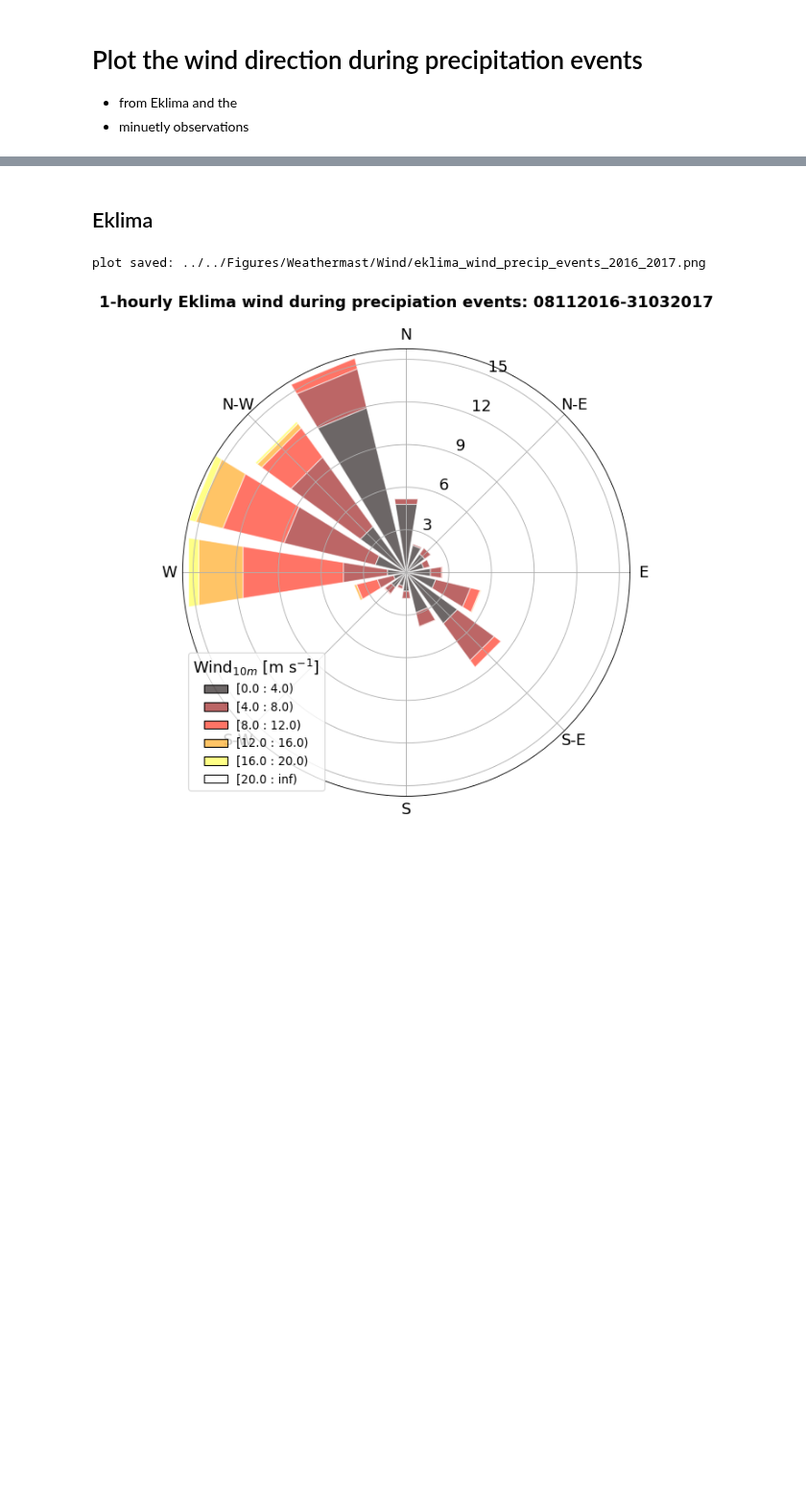
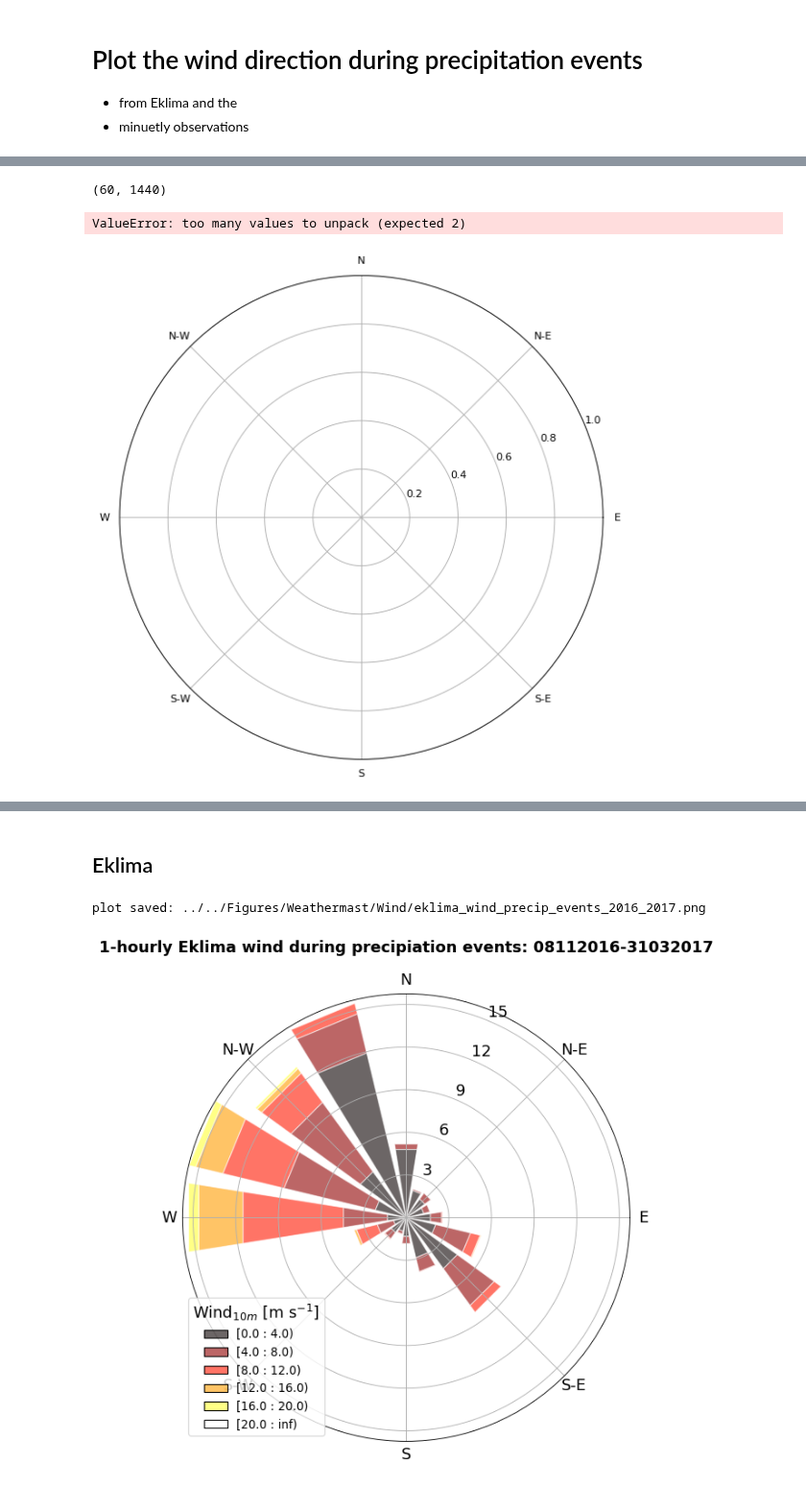
Before and after one commit to franzihe/research_Haukeli, a Jupyter notebook: Weathermast/plt_windrose_precip_events.ipynb, the cells around one changed output, grey strips where cells are left out. Shown at 96% size. Drawn from its saved outputs; the diff is of its cells as text; code cells hidden in the pictures; blank space fills up the shorter version.

```diff
--- a/Weathermast/plt_windrose_precip_events.ipynb
+++ b/Weathermast/plt_windrose_precip_events.ipynb
@@ -22,2 +29,4 @@ np.warnings.filterwarnings('ignore')
+# %%
+nc_dir = '../../Data/Weathermast_MEPS_Retrieval/'
 # %%
 m = ['11', '12', '01', '02', '03']
@@ -27,0 +72,4 @@ figdir = '../../Figures/Weathermast/Wind'
+# %%
+vals_ws = (list(obs_wind_speed.values()))
+# %%
+vals_wd = (list(obs_wind_dir.values()))
@@ -27,0 +79,28 @@ figdir = '../../Figures/Weathermast/Wind'
+# %%
+WD = np.empty(shape=(np.array(vals_wd).shape[0],np.array(vals_wd[0]).shape[0]))
+WD[:] =  np.nan
+
+WS = np.empty(shape=(np.array(vals_wd).shape[0],np.array(vals_wd[0]).shape[0]))
+WS[:] =  np.nan
+for i in range(np.array(vals_wd).shape[0]):
+ #   print(np.array(vals_wd[i]).shape)
+    if np.array(vals_wd[i]).shape[0] == 24:
+    #    print(np.array(vals_wd[i]).shape, i)
+        for k in range(np.array(vals_wd[i]).shape[0]):
+            WD[i,k*60] = vals_wd[i][k]
+            WS[i,k*60] = vals_ws[i][k]
+    else:
+        WD[i,:] = vals_wd[i][:]
+        WS[i,:] = vals_ws[i][:]
+# %%
+WD.shape
+# %% [output]
+(60, 1440)
+# %%
+ax0 = WindroseAxes.from_ax()
+ax0.bar(  WD, WS,
+      # normed=True, opening=0.8, edgecolor ='white',cmap=cmap, bins = np.arange(0,24,4),alpha=0.5)
+        normed=True, opening=0.8, edgecolor ='white',cmap=plt.get_cmap('hot'), bins = np.arange(0,24,4),alpha=0.6)
+# %% [output]
+ValueError: too many values to unpack (expected 2)
+[figure, added]
```
Also changed, not shown: parts of 7 cells of this notebook, 1 other file.
